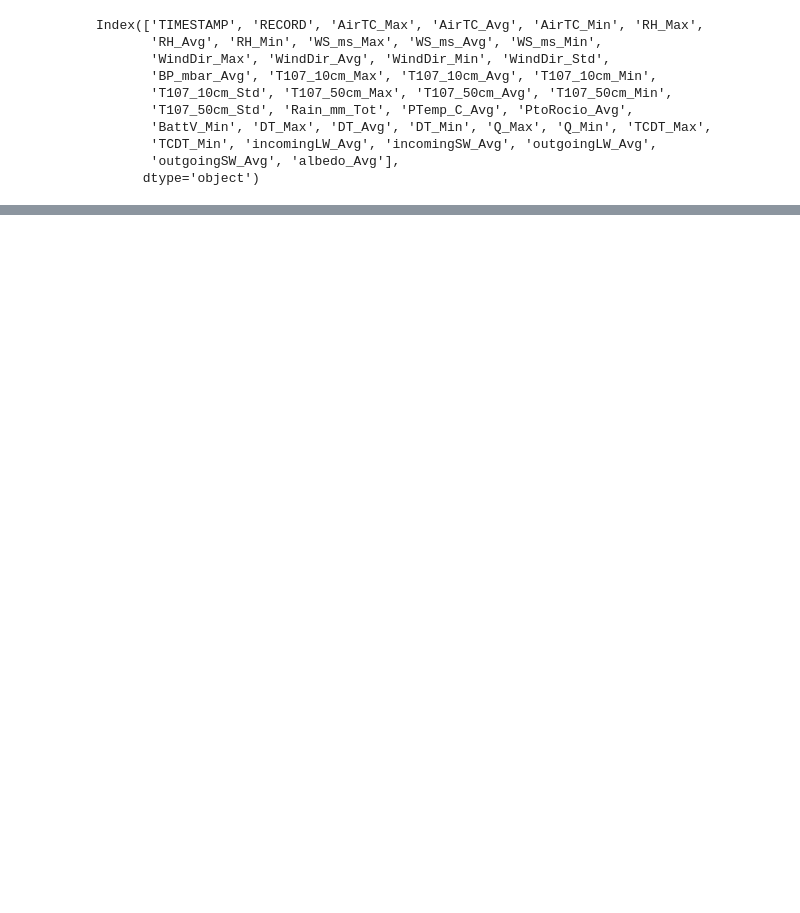
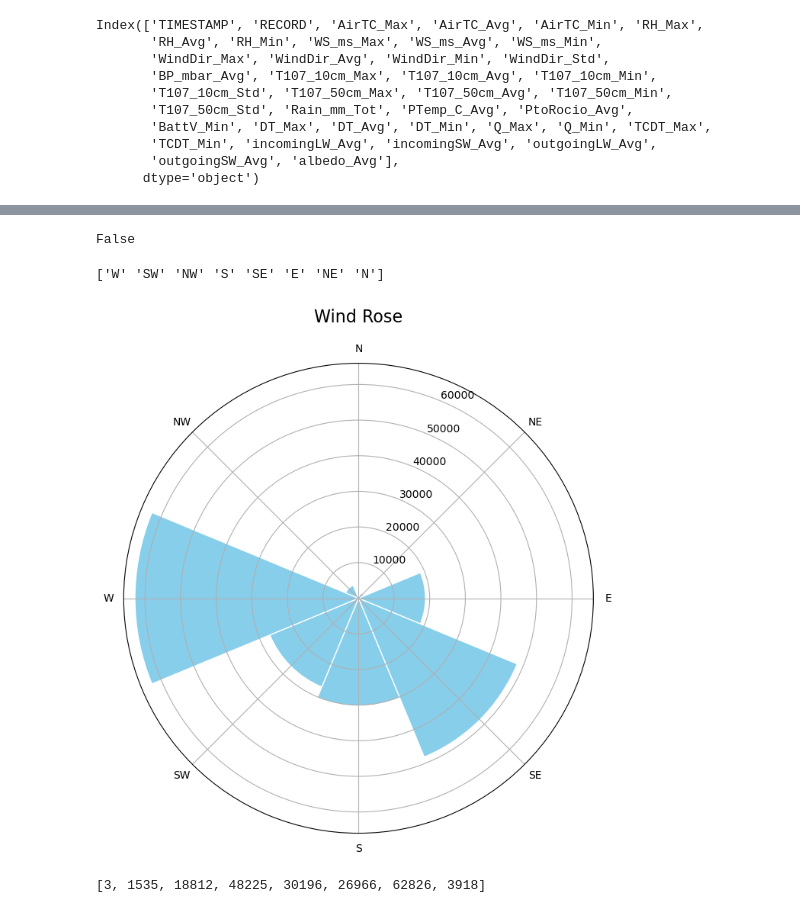
Before and after one commit to FelipeGuarda/Python, a Jupyter notebook: Gráficos estacion para libreta BP.ipynb, the cells around one changed output, grey strips where cells are left out. Cells and saved outputs as stored; diff of their text form; code cells hidden in the pictures; blank space fills up the shorter version.

```diff
--- a/Gráficos estacion para libreta BP.ipynb
+++ b/Gráficos estacion para libreta BP.ipynb
@@ -51,0 +108,74 @@ False
+# %%
+# Define the conditions for each cardinal direction.
+conditions = [
+    (merged_df['WindDir_Avg'] < 22.5),
+    (merged_df['WindDir_Avg'] < 67.5),
+    (merged_df['WindDir_Avg'] < 112.5),
+    (merged_df['WindDir_Avg'] < 157.5),
+    (merged_df['WindDir_Avg'] < 202.5),
+    (merged_df['WindDir_Avg'] < 247.5),
+    (merged_df['WindDir_Avg'] < 292.5),
+    (merged_df['WindDir_Avg'] < 337.5),
+    (merged_df['WindDir_Avg'] < 360)
+]
+
+choices = ['N', 'NE', 'E', 'SE', 'S', 'SW', 'W', 'NW', 'N']
+
+merged_df['WindDir_AvgText'] = np.select(conditions, choices)
+# %%
+# Check if the 'WindDir_AvgText' column has any missing values
+missing_WindDir = merged_df['WindDir_AvgText'].isnull().any()
+
+print(missing_WindDir)
+# %% [output]
+False
+# %%
+print(merged_df['WindDir_AvgText'].unique())
+# %% [output]
+['W' 'SW' 'NW' 'S' 'SE' 'E' 'NE' 'N']
+# %%
+
+# Assuming your data is in a pandas DataFrame 'df'
+wind_dir_text = merged_df['WindDir_AvgText']
+
+# Create a dictionary to map wind direction text to numerical values
+wind_dir_map = {
+    'N': 0, 'NE': 45, 'E': 90, 'SE': 135,
+    'S': 180, 'SW': 225, 'W': 270, 'NW': 315
+}
+
+# Convert the wind direction text to numerical values
+wind_dir_values = [wind_dir_map.get(d, np.nan) for d in wind_dir_text]
+
+# Remove any NaN values
+wind_dir_values = [d for d in wind_dir_values if not np.isnan(d)]
+
+# Calculate the frequency of wind directions in each sector
+wind_freq = [wind_dir_values.count(d) for d in wind_dir_map.values()]
+
+# Define the labels for each wind direction sector
+wind_labels = list(wind_dir_map.keys())
+
+# Create the wind rose plot
+fig, ax = plt.subplots(figsize=(8, 8), subplot_kw={'projection': 'polar'})
+ax.bar(np.deg2rad(list(wind_dir_map.values())), wind_freq, width=np.deg2rad(45), bottom=0.0, color='skyblue', edgecolor='white')
+ax.set_theta_zero_location('N')
+ax.set_theta_direction(-1)
+
+# Set the grid labels across the entire sector
+theta_grid = np.deg2rad(list(wind_dir_map.values()))
+theta_grid_labels = wind_labels
+theta_grid_count = len(theta_grid)
+theta_grid_end = np.linspace(theta_grid[0], theta_grid[-1], theta_grid_count)
+ax.set_xticks(theta_grid_end)
+ax.set_xticklabels(theta_grid_labels)
+
+ax.set_title('Wind Rose', pad=20, fontsize=16)
+
+plt.show()
+# %% [output]
+[figure, added]
+# %%
+print(wind_freq)
+# %% [output]
+[3, 1535, 18812, 48225, 30196, 26966, 62826, 3918]
```
Also changed, not shown: parts of 9 cells of this notebook.
